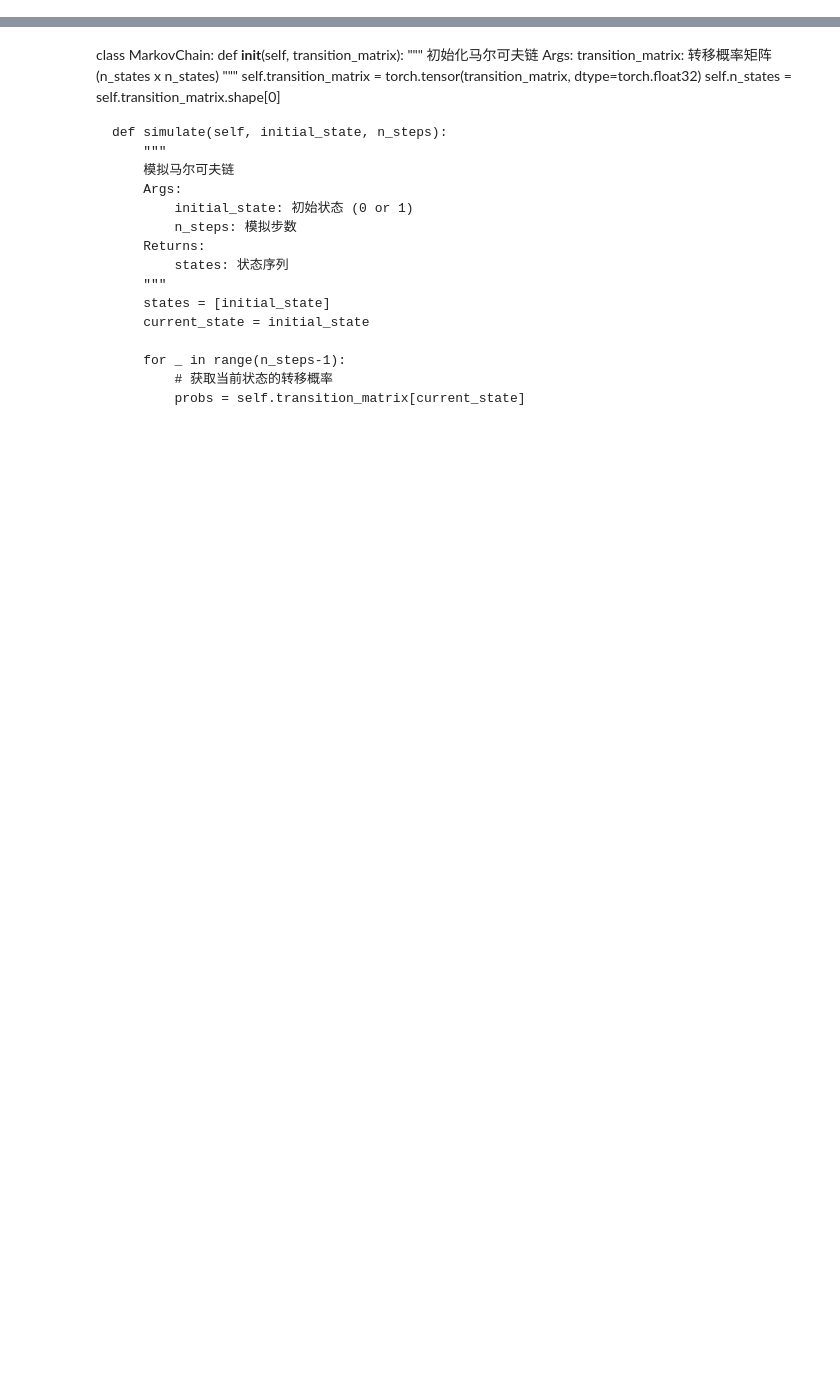
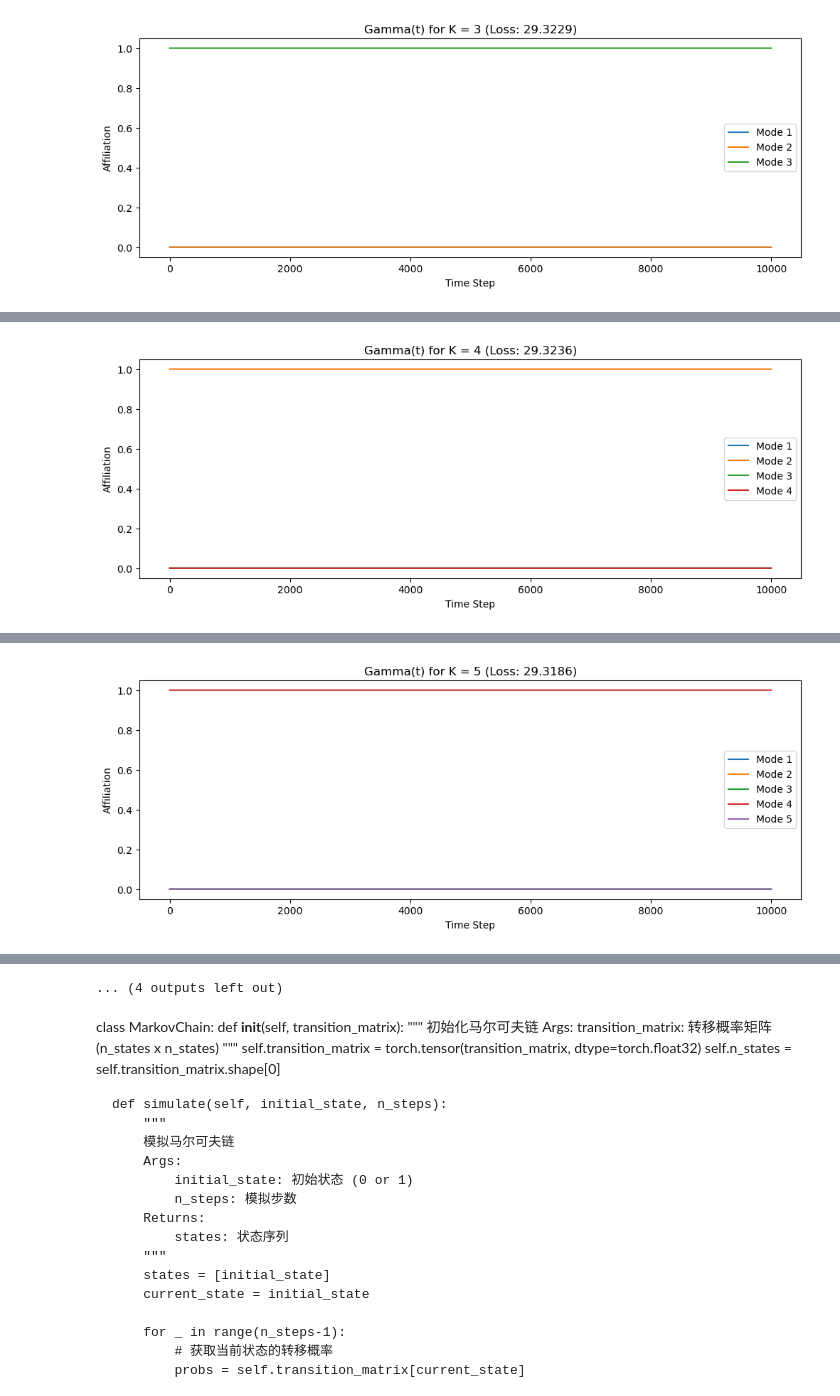
Before and after one commit to zczhang99/Non-stationary-time-series-identification, a Jupyter notebook: Two_Gaussian.ipynb, the cells around one changed output, grey strips where cells are left out. Cells and saved outputs as stored; diff of their text form; code cells hidden in the pictures; blank space fills up the shorter version.

```diff
--- a/Two_Gaussian.ipynb
+++ b/Two_Gaussian.ipynb
@@ -93,10 +108,10 @@ plt.show()
 mu_0 = torch.tensor([-4,0], dtype=torch.float32)
 sigma_0 = torch.tensor([[2,1.4],[1.4,1.5]], dtype=torch.float32)
 
-mu_1 = torch.tensor([0.5,-1], dtype=torch.float32)
+mu_1 = torch.tensor([4,-1], dtype=torch.float32)
 sigma_1 = torch.tensor([[2,-0.95],[-0.95,1]], dtype=torch.float32)
 
-mu_2 = torch.tensor([-1.5,-3], dtype=torch.float32)
+mu_2 = torch.tensor([-1,-3], dtype=torch.float32)
 sigma_2 = torch.tensor([[2,0.1],[0.1,0.1]], dtype=torch.float32)
 # %%
 torch.manual_seed(61)
@@ -323,19 +338,17 @@ def train_koopman_model(whitened_Xt, K, max_iter=1000, lr=1e-3, epsilon_gamma=0.
         L, gamma = model()
 
         # 计算损失
-        loss = koopman_loss_function(whitened_Xt, L, gamma, epsilon_gamma=epsilon_gamma, epsilon_L=epsilon_L)
+        loss = koopman_loss_function(whitened_Xt, L, gamma,
+                                     epsilon_gamma=epsilon_gamma,
+                                     epsilon_L=epsilon_L)
 
         # 反向传播
         loss.backward()
         optimizer.step()
 
         # 打印损失
-        if iteration % 50 == 0:
+        if iteration % 100 == 0:
             print(f"Iteration {iteration}: Loss = {loss.item():.6f}")
 
 
     return L.detach().numpy(), gamma.detach().numpy()
-# %%
-# 测试
-K=3
-L_final, gamma_final = train_koopman_model(whitened_Xt, K)
@@ -553,0 +399,9 @@ Relative average error: 27.00%
+# %%
+# 测试不同的K
+
+k_exploration_results = explore_different_k(
+        whitened_Xt,
+        K_range=[3, 4, 5, 6, 7, 8, 9, 10],  # 探索的模态数量
+        max_iter=1000  # 训练迭代次数
+    )
+# %% [output]
@@ -553,0 +419 @@ Relative average error: 27.00%
+[figure, added]
@@ -553,0 +431 @@ Relative average error: 27.00%
+[figure, added]
@@ -553,0 +443 @@ Relative average error: 27.00%
+[figure, added]
@@ -554,3 +480,4 @@ Relative average error: 27.00%
+... (4 outputs left out)
 # %% [markdown]
 class MarkovChain:
     def __init__(self, transition_matrix):
```
Also changed, not shown: parts of 13 cells of this notebook.
